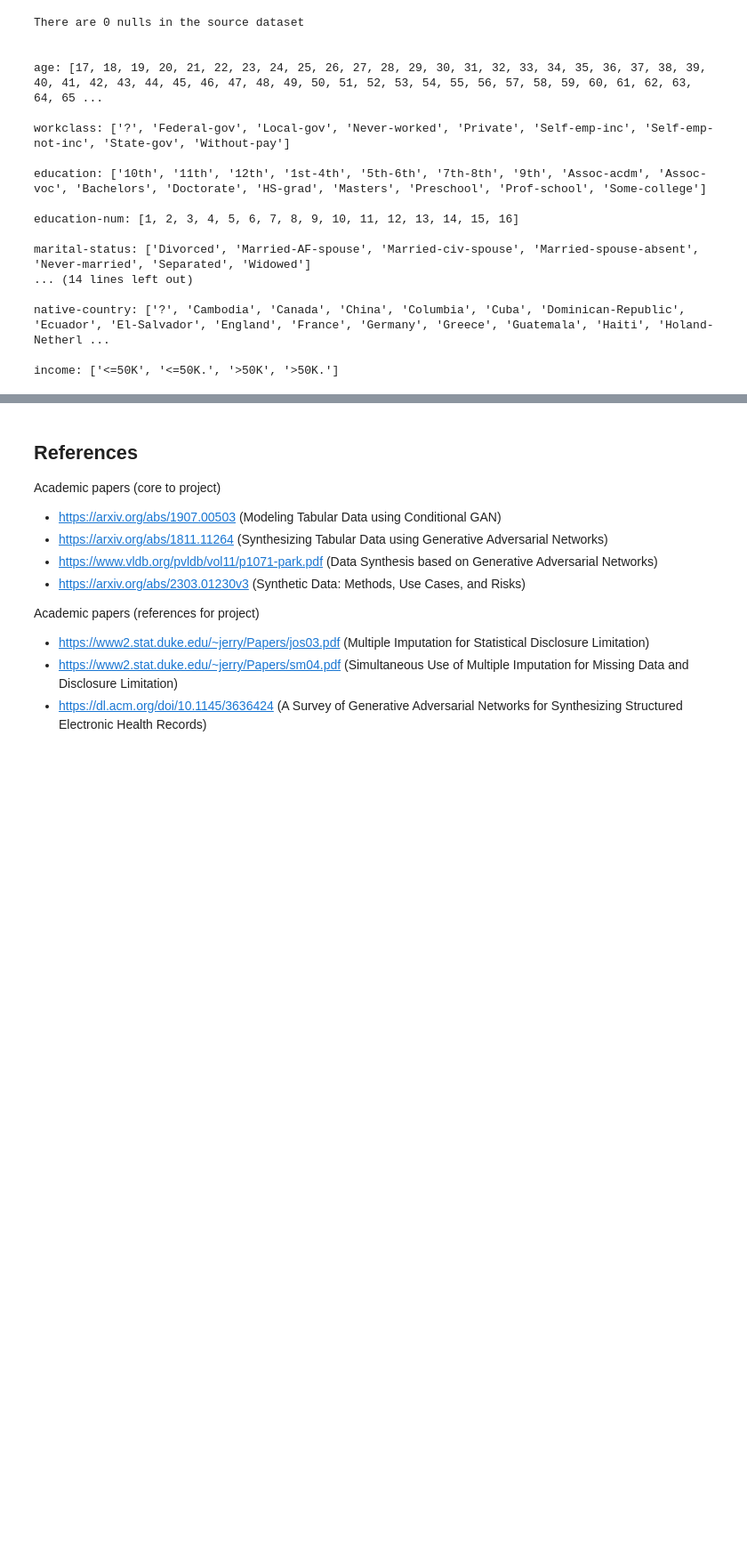
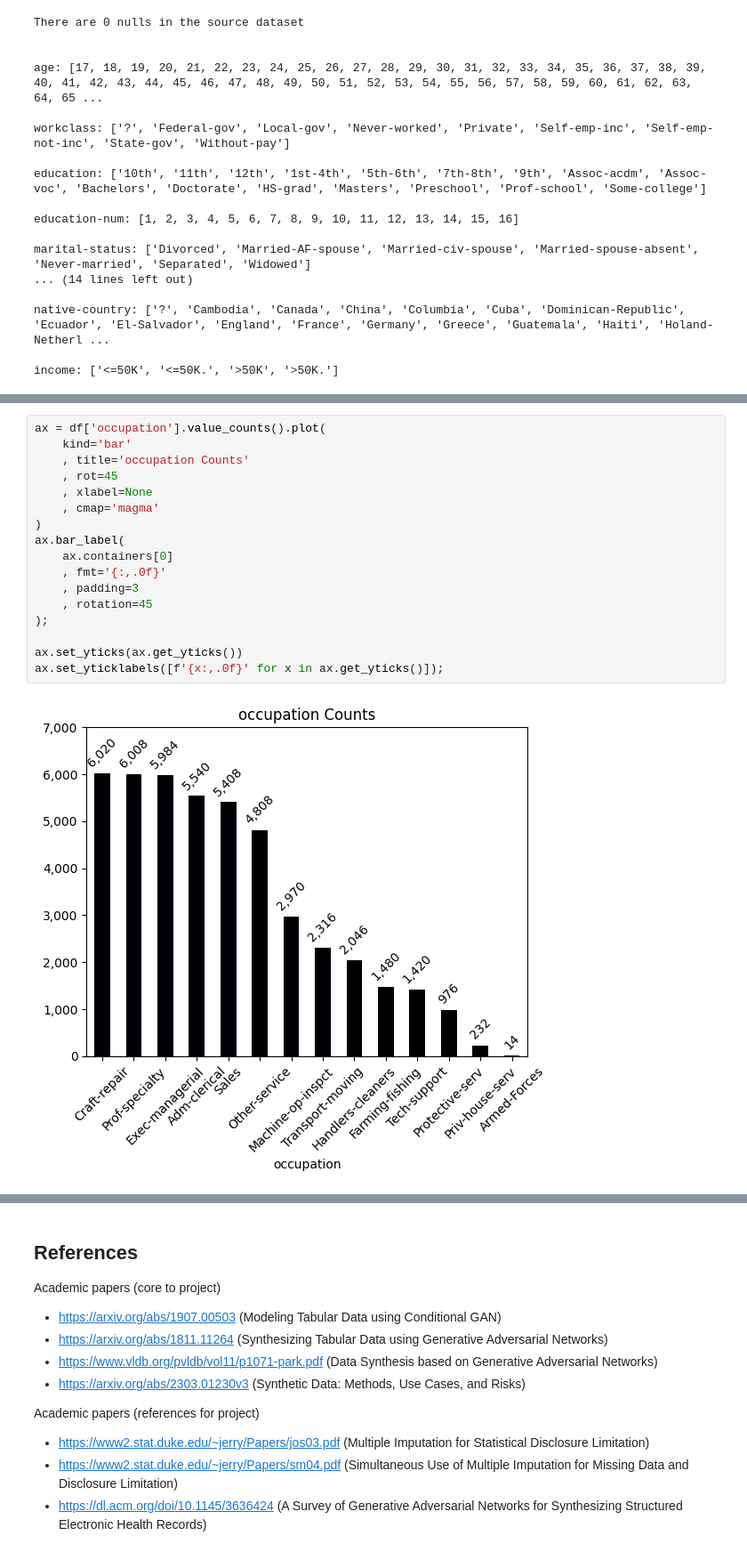
Before and after one commit to jhleakakos/msds-deep-learning-final, a Jupyter notebook: my_data_is_realer_than_yours.ipynb, the cells around one changed output, grey strips where cells are left out. Shown at 89% size. Drawn from its saved outputs; the diff is of its cells as text; blank space fills up the shorter version.

```diff
--- a/my_data_is_realer_than_yours.ipynb
+++ b/my_data_is_realer_than_yours.ipynb
@@ -393,0 +500,19 @@ income: ['<=50K', '>50K']
+# %%
+ax = df['occupation'].value_counts().plot(
+    kind='bar'
+    , title='occupation Counts'
+    , rot=45
+    , xlabel=None
+    , cmap='magma'
+)
+ax.bar_label(
+    ax.containers[0]
+    , fmt='{:,.0f}'
+    , padding=3
+    , rotation=45
+);
+
+ax.set_yticks(ax.get_yticks())
+ax.set_yticklabels([f'{x:,.0f}' for x in ax.get_yticks()]);
+# %% [output]
+[figure, added]
```
Also changed, not shown: parts of 14 cells of this notebook.
